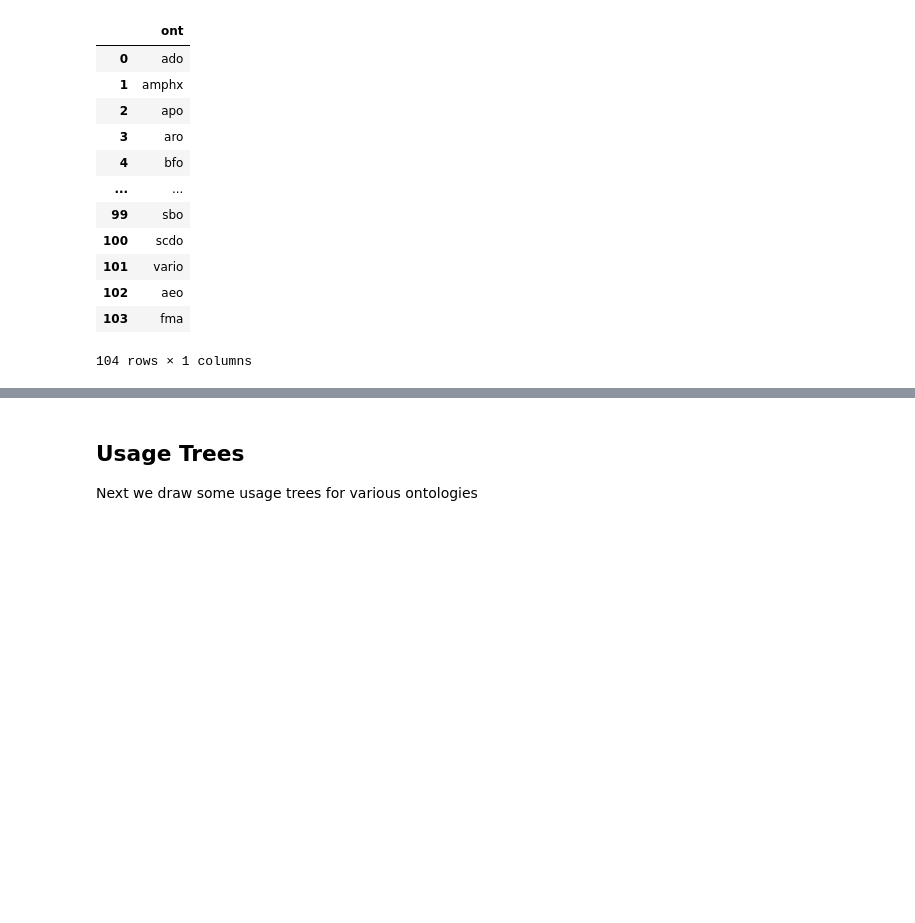
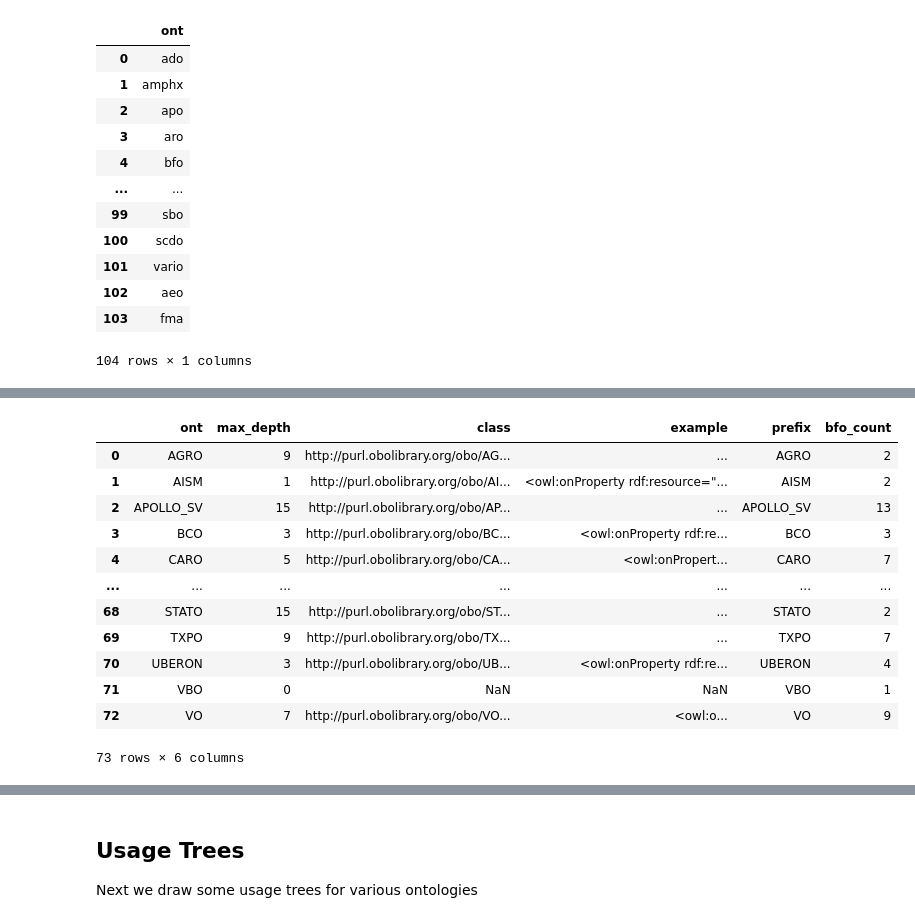
Before and after one commit to cmungall/formal-ontology-analysis, a Jupyter notebook: analysis/formal-ontology-usage-analysis.ipynb, the cells around one changed output, grey strips where cells are left out. Cells and saved outputs as stored; diff of their text form; code cells hidden in the pictures; blank space fills up the shorter version.

```diff
--- a/analysis/formal-ontology-usage-analysis.ipynb
+++ b/analysis/formal-ontology-usage-analysis.ipynb
@@ -400,0 +458,16 @@ pd.DataFrame(items)
+# %%
+bfo_axiom_depth_df
+# %% [output]
+|  | ont | max_depth | class | example | prefix | bfo_count |
+| 0 | AGRO | 9 | http://purl.obolibrary.org/obo/AG... | ... | AGRO | 2 |
+| 1 | AISM | 1 | http://purl.obolibrary.org/obo/AI... | <owl:onProperty rdf:resource="... | AISM | 2 |
+| 2 | APOLLO_SV | 15 | http://purl.obolibrary.org/obo/AP... | ... | APOLLO_SV | 13 |
+| 3 | BCO | 3 | http://purl.obolibrary.org/obo/BC... | <owl:onProperty rdf:re... | BCO | 3 |
+| 4 | CARO | 5 | http://purl.obolibrary.org/obo/CA... | <owl:onPropert... | CARO | 7 |
+| ... | ... | ... | ... | ... | ... | ... |
+| 68 | STATO | 15 | http://purl.obolibrary.org/obo/ST... | ... | STATO | 2 |
+| 69 | TXPO | 9 | http://purl.obolibrary.org/obo/TX... | ... | TXPO | 7 |
+| 70 | UBERON | 3 | http://purl.obolibrary.org/obo/UB... | <owl:onProperty rdf:re... | UBERON | 4 |
+| 71 | VBO | 0 | NaN | NaN | VBO | 1 |
+| 72 | VO | 7 | http://purl.obolibrary.org/obo/VO... | <owl:o... | VO | 9 |
+73 rows × 6 columns
```
Also changed, not shown: parts of 29 cells of this notebook, 3 other files.
